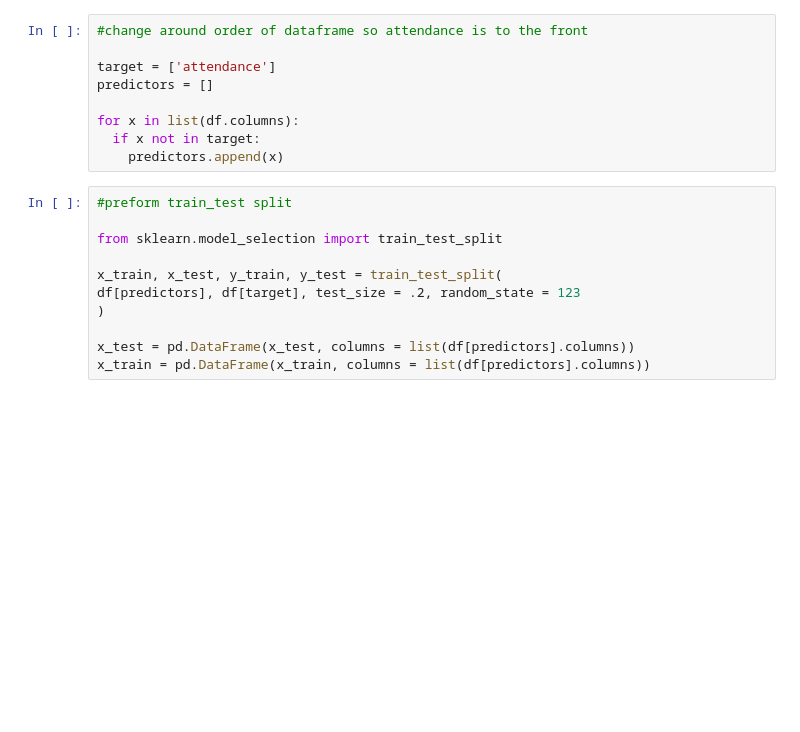
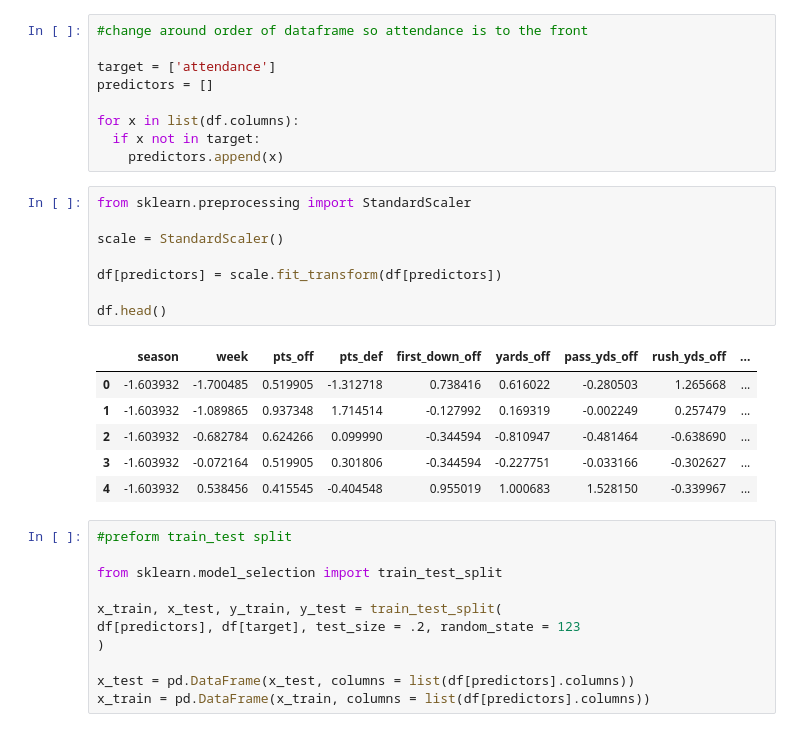
Before and after one commit to afolz121/chiefs_attendance_model, a Jupyter notebook: first_models_outlier_control.ipynb, the cells around one changed output. Saved outputs shown, nothing was run; the diff lists cells and outputs as text; blank space fills up the shorter version.

```diff
--- a/first_models_outlier_control.ipynb
+++ b/first_models_outlier_control.ipynb
@@ -56,6 +55,21 @@ predictors = []
 for x in list(df.columns):
   if x not in target:
     predictors.append(x)
+# %%
+from sklearn.preprocessing import StandardScaler
+
+scale = StandardScaler()
+
+df[predictors] = scale.fit_transform(df[predictors])
+
+df.head()
+# %% [output]
+|  | season | week | pts_off | pts_def | first_down_off | yards_off | pass_yds_off | rush_yds_off | ... |
+| 0 | -1.603932 | -1.700485 | 0.519905 | -1.312718 | 0.738416 | 0.616022 | -0.280503 | 1.265668 | ... |
+| 1 | -1.603932 | -1.089865 | 0.937348 | 1.714514 | -0.127992 | 0.169319 | -0.002249 | 0.257479 | ... |
+| 2 | -1.603932 | -0.682784 | 0.624266 | 0.099990 | -0.344594 | -0.810947 | -0.481464 | -0.638690 | ... |
+| 3 | -1.603932 | -0.072164 | 0.519905 | 0.301806 | -0.344594 | -0.227751 | -0.033166 | -0.302627 | ... |
+| 4 | -1.603932 | 0.538456 | 0.415545 | -0.404548 | 0.955019 | 1.000683 | 1.528150 | -0.339967 | ... |
 # %%
 #preform train_test split
 
```
Also changed, not shown: parts of 5 cells of this notebook.
